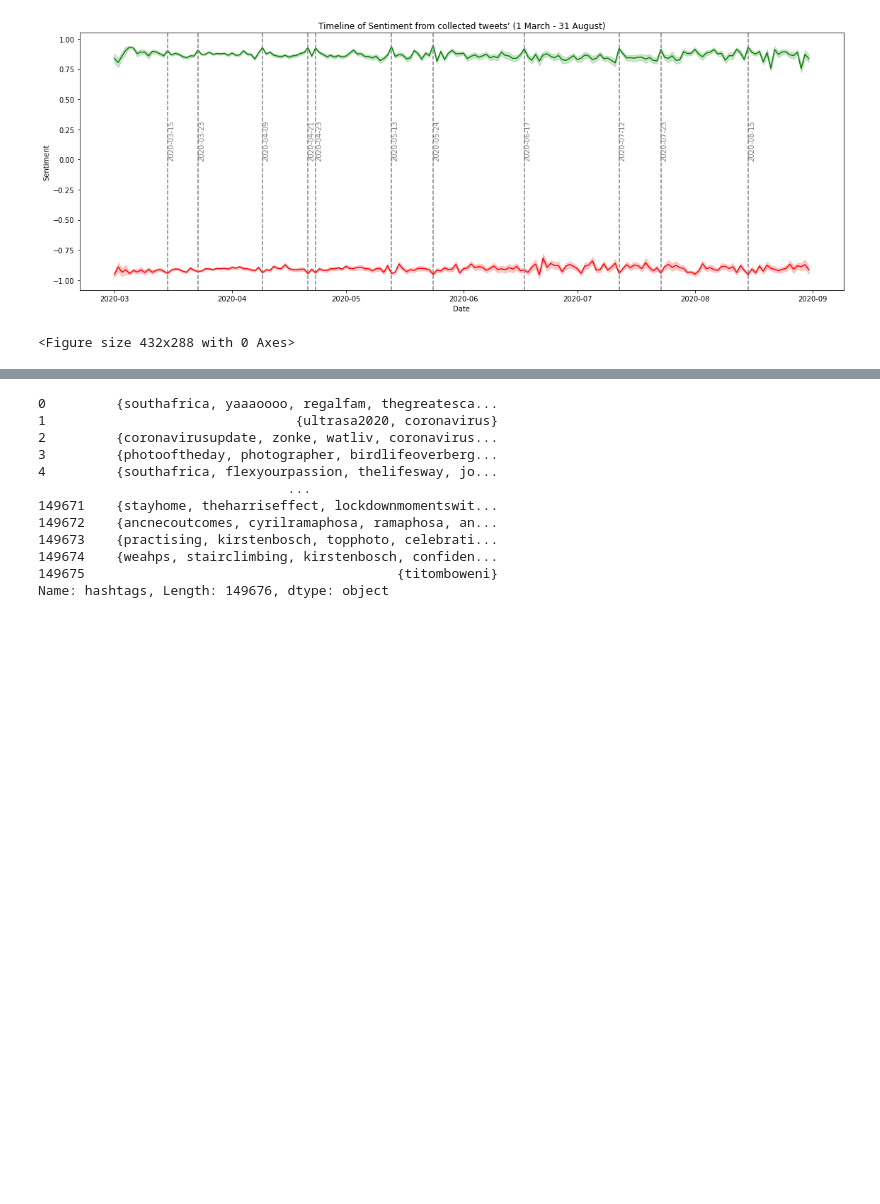
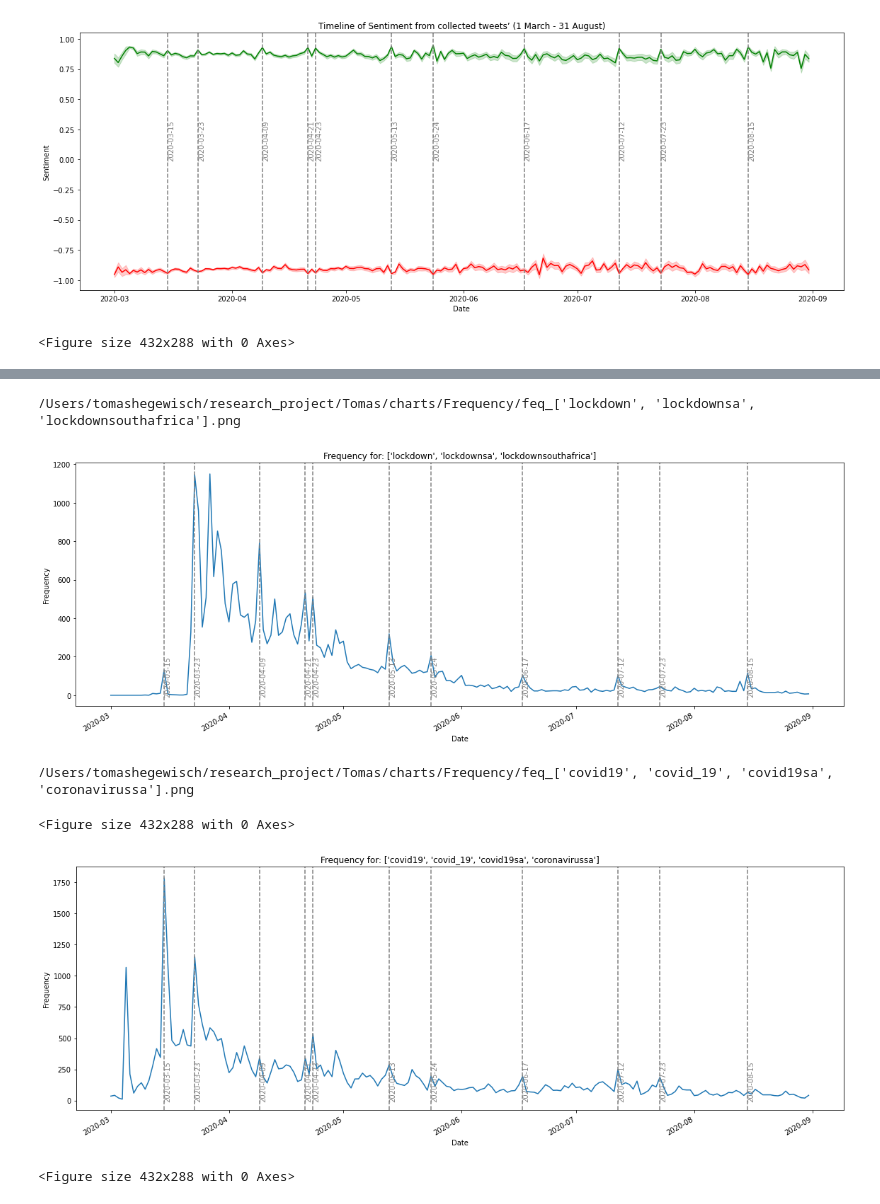
Before and after one commit to tomashege/research_project, a Jupyter notebook: Tomas/notebooks/tweet_analysis.ipynb, the cells around one changed output, grey strips where cells are left out. Saved outputs shown, nothing was run; the diff lists cells and outputs as text; code cells hidden in the pictures; blank space fills up the shorter version.

```diff
--- a/Tomas/notebooks/tweet_analysis.ipynb
+++ b/Tomas/notebooks/tweet_analysis.ipynb
@@ -556,22 +433,53 @@ for i in list_of_hastages_to_process:
 /Users/tomashegewisch/research_project/Tomas/charts/Frequency/feq_lockdown.png
 ... (24 outputs left out)
-# %%
-#ADD groups togetehr
-def subset_hashtags(hashtags):
-    return tweets['hashtags'].apply(lambda x: not set(hashtags).isdisjoint(x))
-subset_hashtags(['covid19', 'covid_19', 'covid19sa', 'coronavirussa'])
-tweets['hashtags'] = tweets['hashtags'].apply(set)
-tweets['hashtags']
-# %% [output]
-0         {southafrica, yaaaoooo, regalfam, thegreatesca...
-1                                {ultrasa2020, coronavirus}
-2         {coronavirusupdate, zonke, watliv, coronavirus...
-3         {photooftheday, photographer, birdlifeoverberg...
-4         {southafrica, flexyourpassion, thelifesway, jo...
-                                ...
-149671    {stayhome, theharriseffect, lockdownmomentswit...
-149672    {ancnecoutcomes, cyrilramaphosa, ramaphosa, an...
-149673    {practising, kirstenbosch, topphoto, celebrati...
-149674    {weahps, stairclimbing, kirstenbosch, confiden...
-149675                                        {titomboweni}
-Name: hashtags, Length: 149676, dtype: object
+# %%
+# we are going to combine things togetehr.
+# plot the timeline frequency for popular hastags for the 6 months.
+#
+
+tweets['hashtags'] = tweets['hashtags'].apply(set)
+# very nice way of doing things is to make sure thats its in a set.
+def subset_hashtags(hashtags):
+    return tweets['hashtags'].apply(lambda x: not set(hashtags).isdisjoint(x))
+
+def get_time_line_of_hastages(hashtag_list):
+#     specific_hastage_tweets = tweets[tweets['hashtags'].apply(lambda x : get_if_hastag(x)) == True]
+    specific_hastage_tweets = tweetsl = tweets[subset_hashtags(hashtag_list)]
+    post_feq = pd.DataFrame(build_dt(specific_hastage_tweets), columns=['date', 'count'])
+
+    plt.figure(figsize=(16, 6))
+    sns.lineplot(x='Date',
+                 y='Frequency',
+                 data=post_feq.rename(columns={"count": "Frequency","date":"Date"})).set_title("Frequency for: "+str(hashtag_list)).get_figure().autofmt_xdate()
+    pres_speaks_dates =[
+    '2020-03-15',
+    '2020-03-23',
+    '2020-04-09',
+    '2020-04-21',
+    '2020-04-23',
+    '2020-05-13',
+    '2020-05-24',
+    '2020-06-17',
+    '2020-07-12',
+    '2020-07-23',
+    '2020-08-15']
+
+    for i in pres_speaks_dates:
+        plt.axvline(i, c='grey', ls = "--", label = str(i))
+        plt.text(i,0,i,rotation=90, c = "grey")
+
+    plt.tight_layout()
+    print("/Users/tomashegewisch/research_project/Tomas/charts/Frequency/feq_"+str(hashtag_list)+".png")
+    plt.savefig("/Users/tomashegewisch/research_project/Tomas/charts/combined_frequency/feq_"+str(hashtag_list)+".png")
+    plt.show()
+    plt.clf()
+
+get_time_line_of_hastages(['lockdown', 'lockdownsa', 'lockdownsouthafrica'])
+get_time_line_of_hastages(['covid19', 'covid_19', 'covid19sa', 'coronavirussa'])
+# %% [output]
+/Users/tomashegewisch/research_project/Tomas/charts/Frequency/feq_['lockdown', 'lockdownsa', 'lockdownsouthafrica'].png
+[figure, added]
+/Users/tomashegewisch/research_project/Tomas/charts/Frequency/feq_['covid19', 'covid_19', 'covid19sa', 'coronavirussa'].png
+<Figure size 432x288 with 0 Axes>
+[figure, added]
+<Figure size 432x288 with 0 Axes>
```
Also changed, not shown: parts of 26 cells of this notebook, 31 other files.
